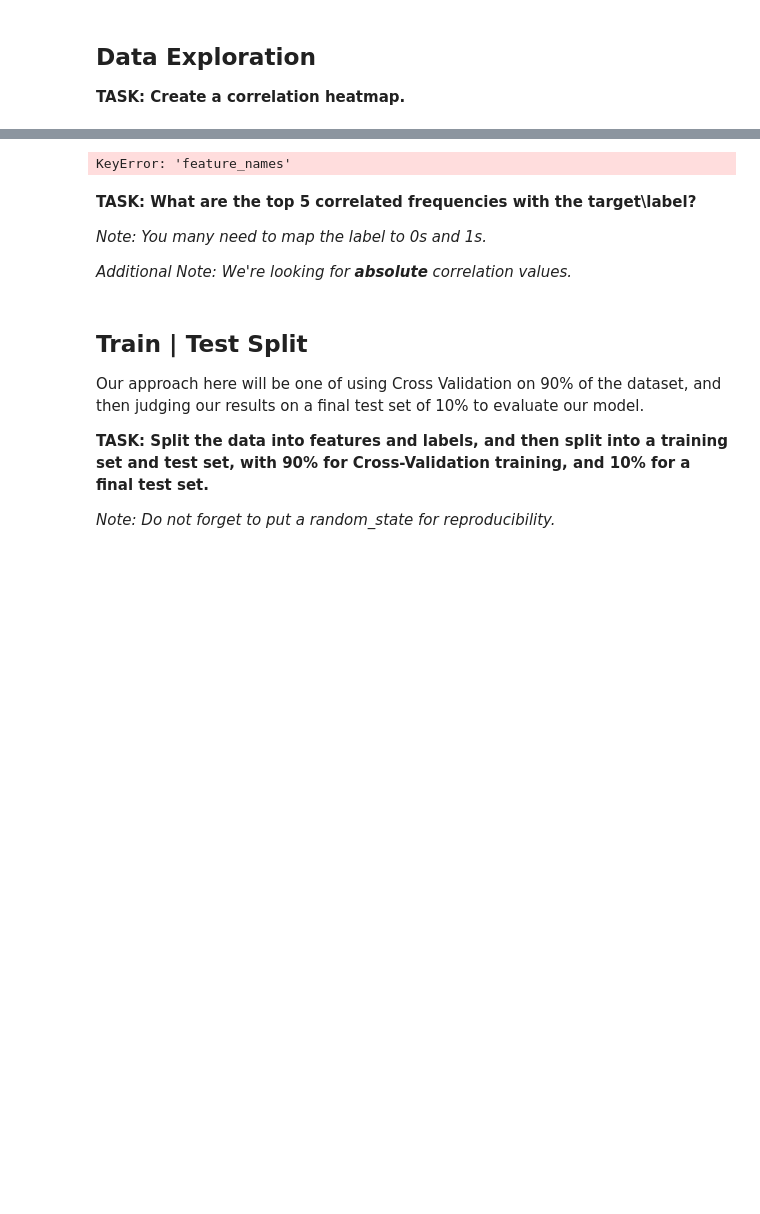
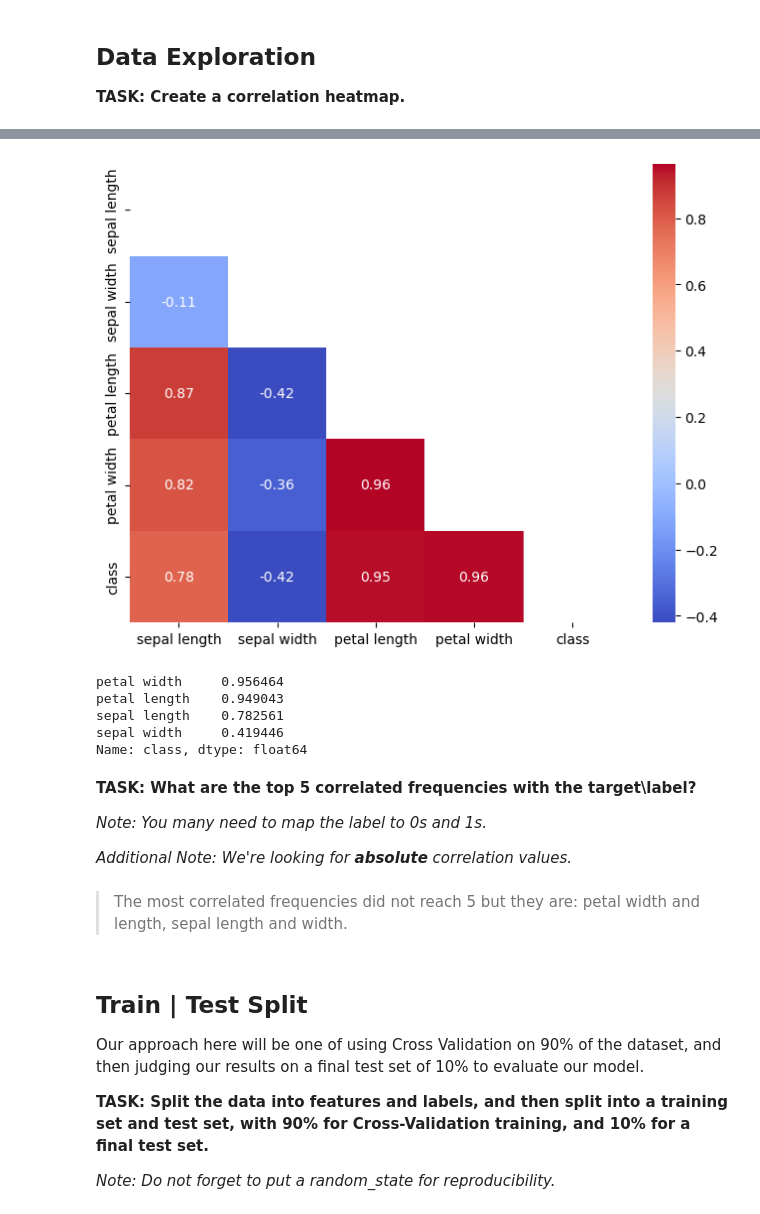
Before and after one commit to sciyon/DATA_ANALYTICS, a Jupyter notebook: Answers/Week6_Answers.ipynb, the cells around one changed output, grey strips where cells are left out. Saved outputs shown, nothing was run; the diff lists cells and outputs as text; code cells hidden in the pictures; blank space fills up the shorter version.

```diff
--- a/Answers/Week6_Answers.ipynb
+++ b/Answers/Week6_Answers.ipynb
@@ -44,35 +58,42 @@ print(iris.variables)
-# %%
-import pandas as pd
-import seaborn as sns
-import matplotlib.pyplot as plt
-
-# Convert data to pandas dataframe
-df = pd.DataFrame(X, columns=iris.variables['feature_names'])
-df['target'] = y
-
-# Calculate correlation matrix
-corr = df.corr()
-
-# Create heatmap
-plt.figure(figsize=(8, 6))
-sns.heatmap(corr, annot=True, cmap='coolwarm')
-plt.title('Correlation Heatmap')
-plt.show()
-
-# Get correlations with target variable
-target_corr = abs(corr['target']).sort_values(ascending=False)
-
-# Print top 5 correlated features
-print('Top 5 correlated features with target:')
-print(target_corr[1:6])
-# %% [output]
-KeyError: 'feature_names'
+# %%
+import pandas as pd
+import seaborn as sns
+import matplotlib.pyplot as plt
+import numpy as np  # Import NumPy
+
+iris = fetch_ucirepo(id=53)
+data = iris.data.features
+data['class'] = iris.data.targets
+
+data['class'] = data['class'].map({'Iris-setosa': 0, 'Iris-versicolor': 1, 'Iris-virginica': 2})
+
+corr = data.corr()
+
+mask = np.triu(np.ones_like(corr, dtype=bool))
+
+fig, ax = plt.subplots(figsize=(8, 6))
+sns.heatmap(corr, mask=mask, annot=True, cmap='coolwarm', ax=ax)
+plt.show()
+
+abs_corr = abs(corr['class'])
+
+top_5 = abs_corr.sort_values(ascending=False)[1:6]
+print(top_5)
+# %% [output]
+[figure, added]
+petal width     0.956464
+petal length    0.949043
+sepal length    0.782561
+sepal width     0.419446
+Name: class, dtype: float64
 # %% [markdown]
 **TASK: What are the top 5 correlated frequencies with the target\label?**
 
 *Note: You many need to map the label to 0s and 1s.*
 
 *Additional Note: We're looking for **absolute** correlation values.*
+# %% [markdown]
+>The most correlated frequencies did not reach 5 but they are: petal width and length, sepal length and width.
 # %% [markdown]
 ## Train | Test Split
 
```
Also changed, not shown: parts of 6 cells of this notebook.
